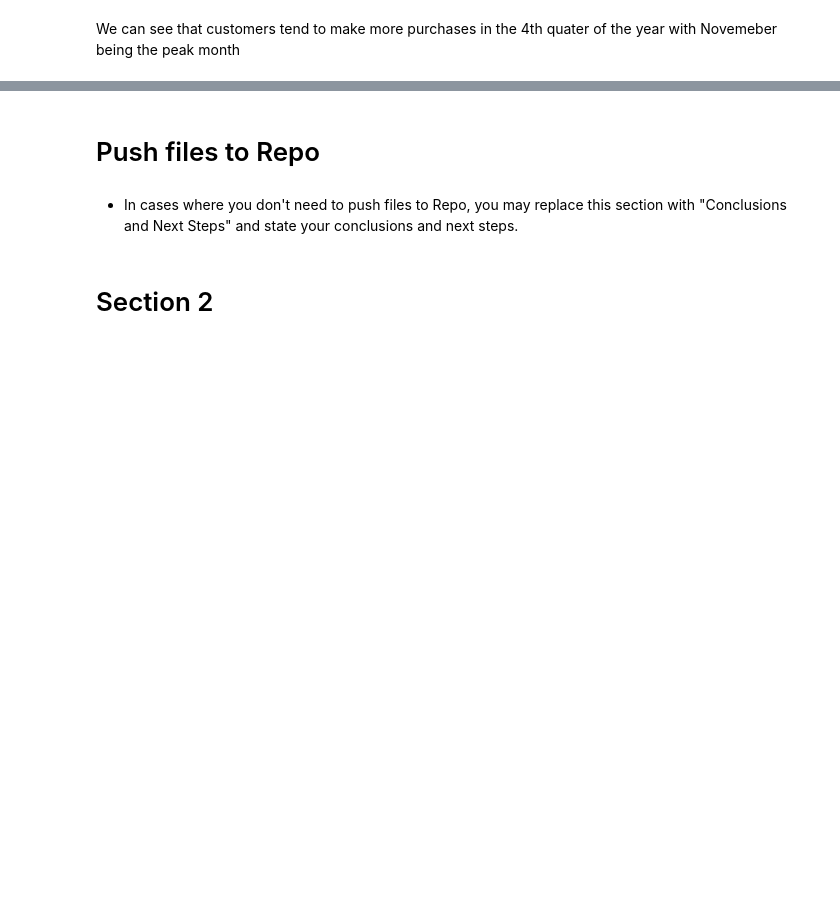
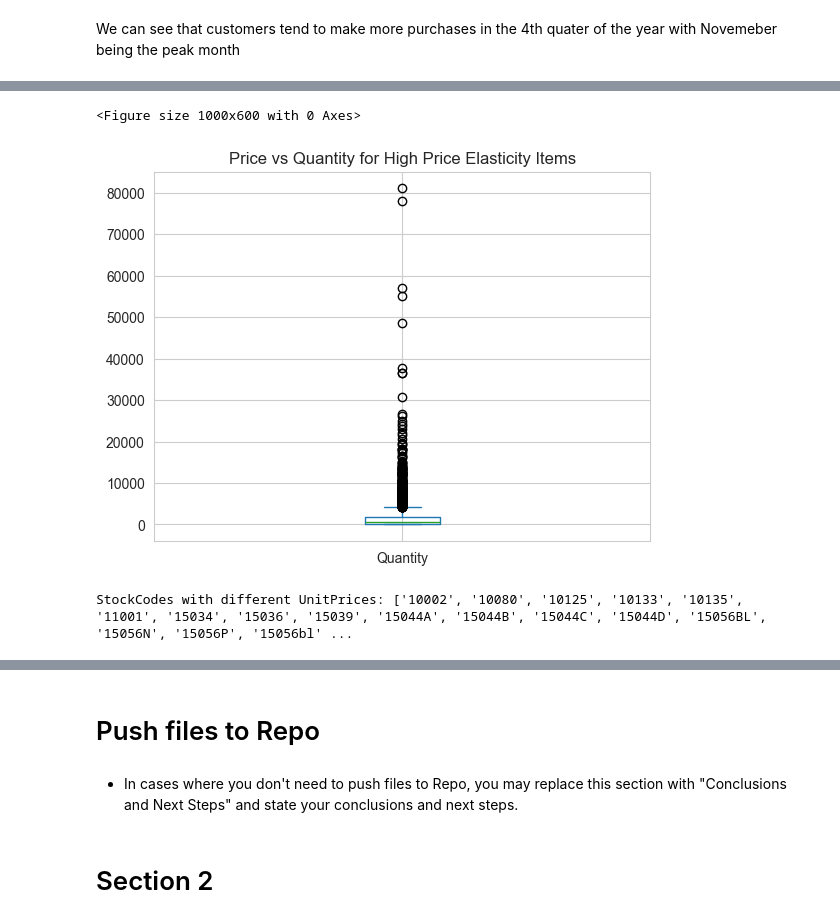
Before and after one commit to jeffozzy/retail_transaction_analysis, a Jupyter notebook: jupyter_notebooks/ETL copy.ipynb, the cells around one changed output, grey strips where cells are left out. Saved outputs shown, nothing was run; the diff lists cells and outputs as text; code cells hidden in the pictures; blank space fills up the shorter version.

```diff
--- a/jupyter_notebooks/ETL copy.ipynb
+++ b/jupyter_notebooks/ETL copy.ipynb
@@ -263,0 +332,6 @@ We can see that customers tend to make more purchases in the 4th quater of the y
+# %%
+#estimate the price elasticity of demand for each StockCode and group by StockCode and sort by PriceElasticity
+price_elasticity = df_copy.groupby('StockCode').agg({'UnitPrice': 'mean', 'Quantity': 'sum'}).reset_index()
+price_elasticity['PriceElasticity'] = price_elasticity['Quantity'] / price_elasticity['UnitPrice']
+price_elasticity = price_elasticity.sort_values(by='PriceElasticity', ascending=True)
+print(price_elasticity.sort_values(by='PriceElasticity', ascending=True))
@@ -263,0 +382,4 @@ We can see that customers tend to make more purchases in the 4th quater of the y
+# %%
+#show Items with very high price elasticity (greater than 1000)
+high_price_elasticity_items = price_elasticity[price_elasticity['PriceElasticity'] > 5]
+print(high_price_elasticity_items.sort_values(by='PriceElasticity', ascending=False))
@@ -263,0 +406,13 @@ We can see that customers tend to make more purchases in the 4th quater of the y
+# %%
+# box plot of Price vs Quantity for high price elasticity items (greater than 5)
+plt.figure(figsize=(10, 6))
+plt.show(high_price_elasticity_items.plot.box(x='UnitPrice', y='Quantity', title='Price vs Quantity for High Price Elasticity Items'))
+# %% [output]
+<Figure size 1000x600 with 0 Axes>
+[figure, added]
+# %%
+stockcodes_multiple_prices = df_copy.groupby('StockCode')['UnitPrice'].nunique()
+stockcodes_with_varied_prices = stockcodes_multiple_prices[stockcodes_multiple_prices > 1].index.tolist()
+print("StockCodes with different UnitPrices:", stockcodes_with_varied_prices)
+# %% [output]
+StockCodes with different UnitPrices: ['10002', '10080', '10125', '10133', '10135', '11001', '15034', '15036', '15039', '15044A', '15044B', '15044C', '15044D', '15056BL', '15056N', '15056P', '15056bl' ...
```
Also changed, not shown: parts of 39 cells of this notebook, 1 other file.
